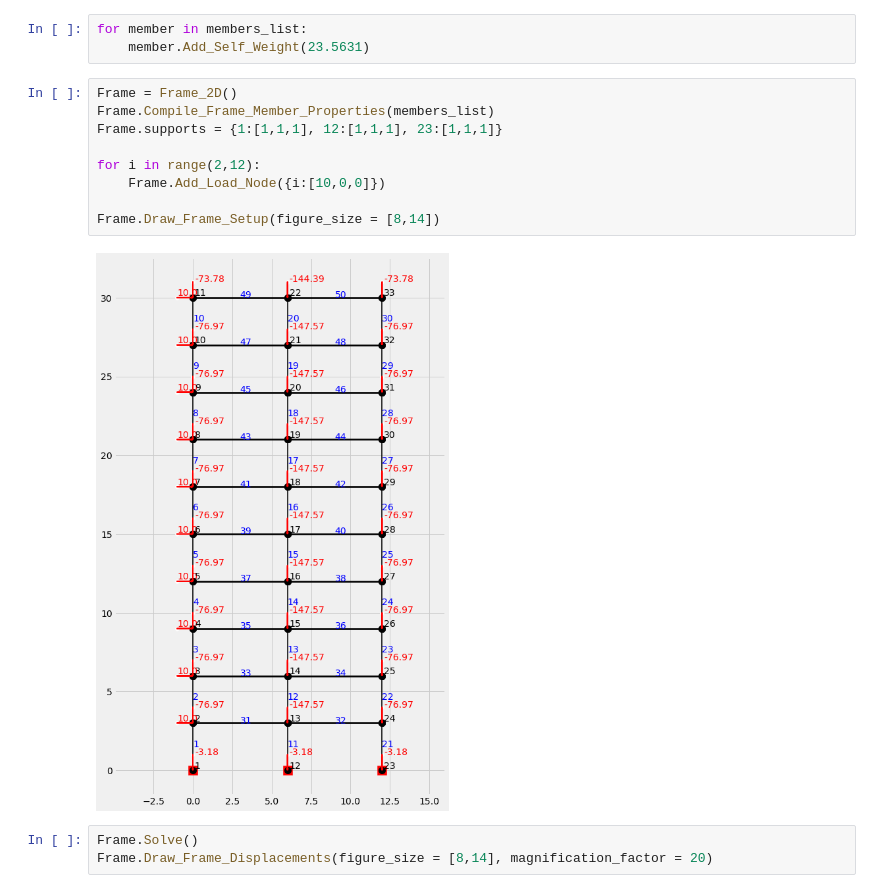
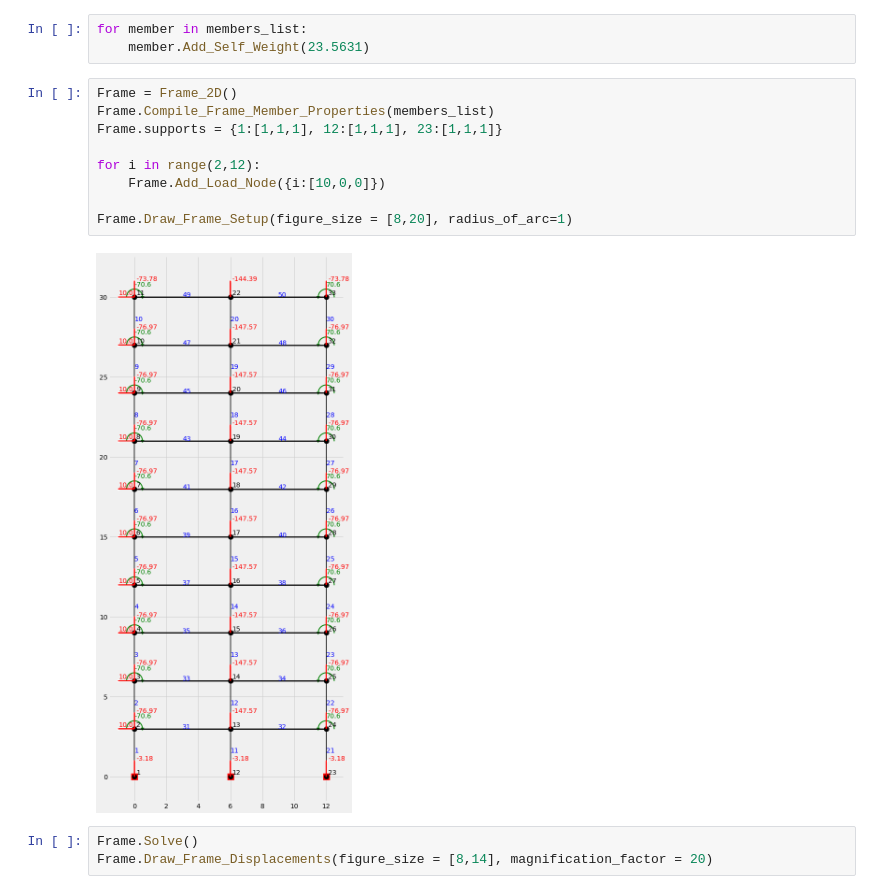
Before and after one commit to mjamezquidilla/pysead, a Jupyter notebook: Examples/Frame_2D/Example 5B.ipynb, the cells around one changed output. Saved outputs shown, nothing was run; the diff lists cells and outputs as text.

```diff
--- a/Examples/Frame_2D/Example 5B.ipynb
+++ b/Examples/Frame_2D/Example 5B.ipynb
@@ -151,14 +151,14 @@ for member in members_list:
 # %%
 Frame = Frame_2D()
 Frame.Compile_Frame_Member_Properties(members_list)
 Frame.supports = {1:[1,1,1], 12:[1,1,1], 23:[1,1,1]}
 
 for i in range(2,12):
     Frame.Add_Load_Node({i:[10,0,0]})
 
-Frame.Draw_Frame_Setup(figure_size = [8,14])
+Frame.Draw_Frame_Setup(figure_size = [8,20], radius_of_arc=1)
 # %% [output]
-[figure, old version]
+[figure, new version]
 # %%
 Frame.Solve()
 Frame.Draw_Frame_Displacements(figure_size = [8,14], magnification_factor = 20)
```
Also changed, not shown: 7 other files.
